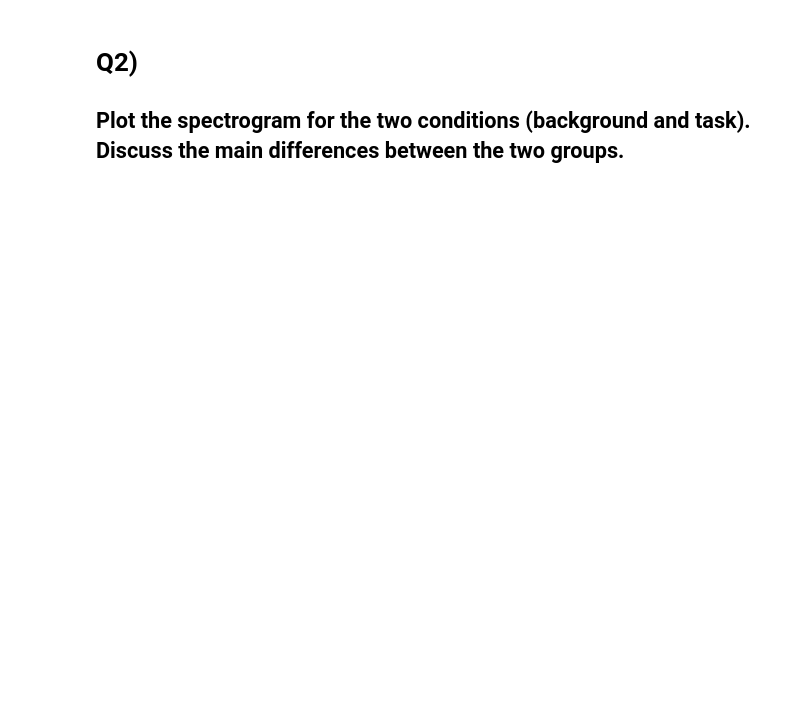
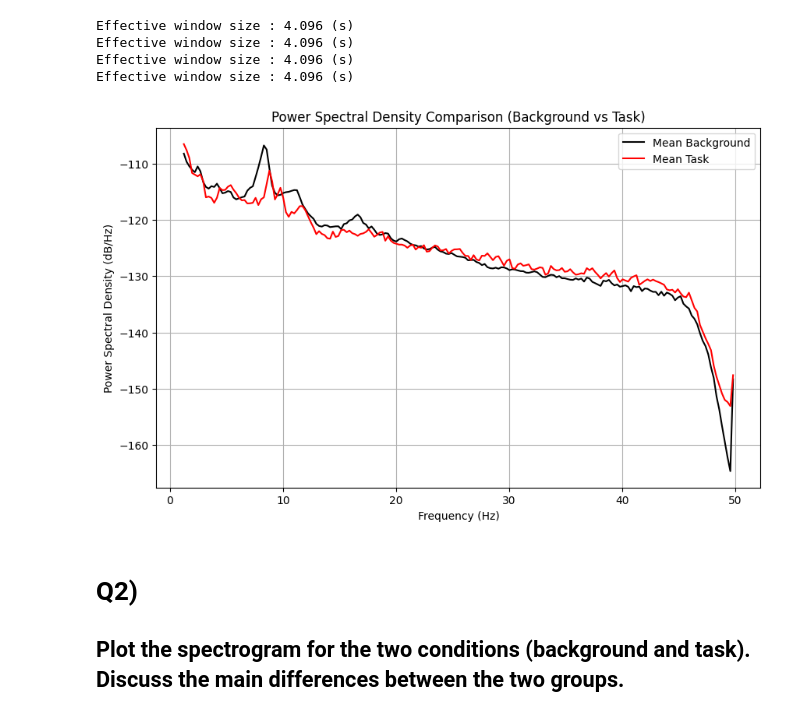
Before and after one commit to XixWISExiX/Neural-Data-Science, a Jupyter notebook: HW2/NeuralDataScienceHW2.ipynb, the cells around one changed output. Saved outputs shown, nothing was run; the diff lists cells and outputs as text; code cells hidden in the pictures; blank space fills up the shorter version.

```diff
--- a/HW2/NeuralDataScienceHW2.ipynb
+++ b/HW2/NeuralDataScienceHW2.ipynb
@@ -103,3 +109,38 @@ Plotting power spectral density (dB=True).
+# %%
+# Compute PSDs for both raw files
+psd_0, freqs_0 = raws[0].compute_psd(fmin=1, fmax=50).get_data(return_freqs=True)
+psd_1, freqs_1 = raws[1].compute_psd(fmin=1, fmax=50).get_data(return_freqs=True)
+psd_2, freqs_2 = raws[2].compute_psd(fmin=1, fmax=50).get_data(return_freqs=True)
+psd_3, freqs_3 = raws[3].compute_psd(fmin=1, fmax=50).get_data(return_freqs=True)
+
+# Average across channels for clearer comparison
+psd_0_mean = np.mean(psd_0, axis=0)
+psd_1_mean = np.mean(psd_1, axis=0)
+psd_2_mean = np.mean(psd_2, axis=0)
+psd_3_mean = np.mean(psd_3, axis=0)
+psd_background_mean = (psd_0_mean + psd_2_mean) / 2
+psd_task_mean = (psd_1_mean + psd_3_mean) / 2
+
+# Plot both PSDs on the same plot
+plt.figure(figsize=(10, 6))
+# plt.plot(freqs_0, 10 * np.log10(psd_0_mean), color='cyan', label='Background (Subject 6)')
+# plt.plot(freqs_1, 10 * np.log10(psd_1_mean), color='blue', label='Task (Subject 6)')
+# plt.plot(freqs_1, 10 * np.log10(psd_2_mean), color='magenta', label='Background (Subject 7)')
+# plt.plot(freqs_1, 10 * np.log10(psd_3_mean), color='purple', label='Task (Subject 7)')
+plt.plot(freqs_1, 10 * np.log10(psd_background_mean), color='black', label='Mean Background')
+plt.plot(freqs_1, 10 * np.log10(psd_task_mean), color='red', label='Mean Task')
+plt.xlabel('Frequency (Hz)')
+plt.ylabel('Power Spectral Density (dB/Hz)')
+plt.title('Power Spectral Density Comparison (Background vs Task)')
+plt.legend()
+plt.grid(True)
+plt.show()
+# %% [output]
+Effective window size : 4.096 (s)
+Effective window size : 4.096 (s)
+Effective window size : 4.096 (s)
+Effective window size : 4.096 (s)
+[figure, added]
 # %% [markdown]
 # Q2)
 ## Plot the spectrogram for the two conditions (background and task). Discuss the main differences between the two groups.
```
Also changed, not shown: parts of 12 cells of this notebook, 2 other files.
